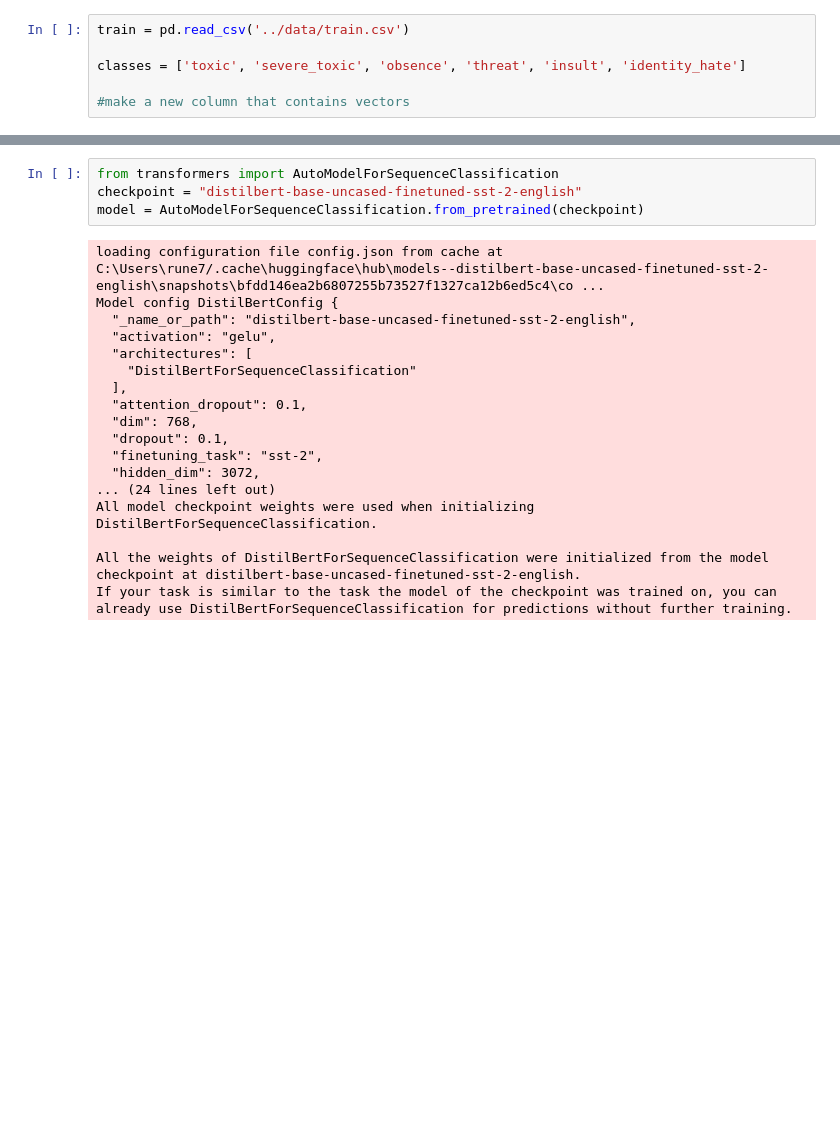
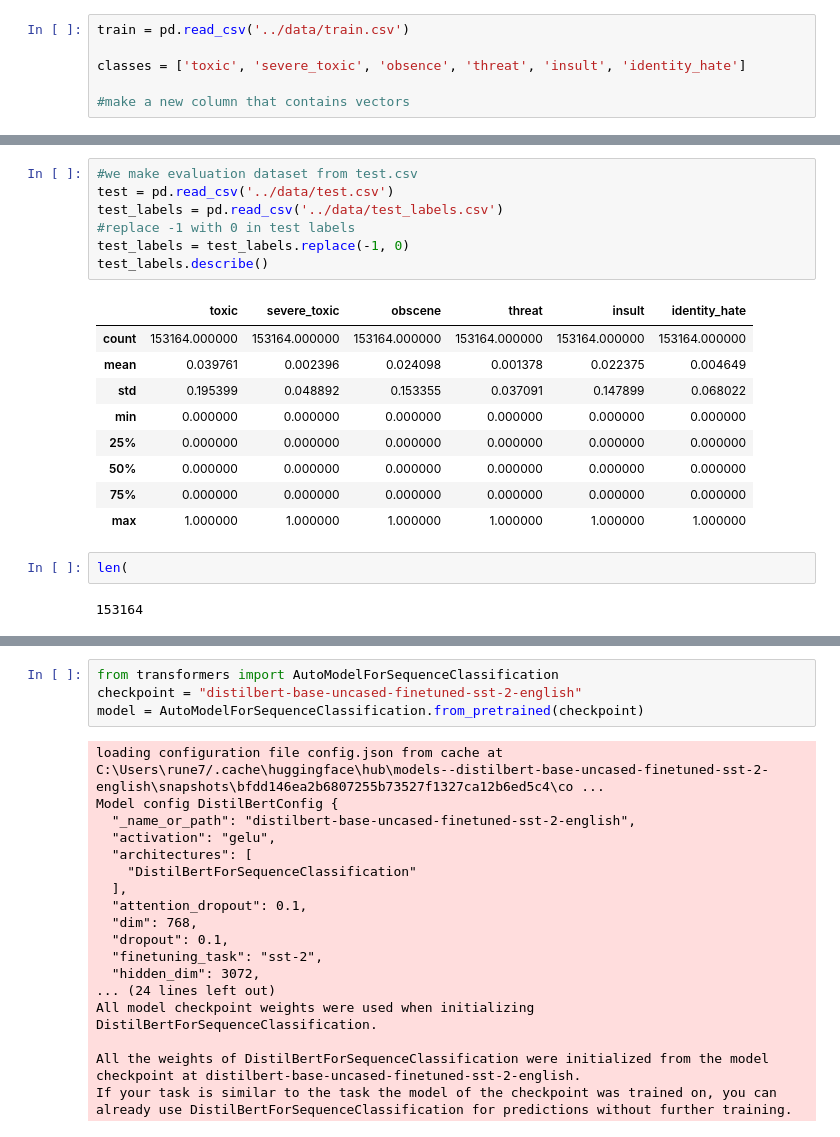
Before and after one commit to dhsvendsen/MLOps-Project-Detox, a Jupyter notebook: notebooks/initial_experiments.ipynb, the cells around one changed output, grey strips where cells are left out. Cells and saved outputs as stored; diff of their text form; blank space fills up the shorter version.

```diff
--- a/notebooks/initial_experiments.ipynb
+++ b/notebooks/initial_experiments.ipynb
@@ -99,0 +69,21 @@ Model config DistilBertConfig {
+# %%
+#we make evaluation dataset from test.csv
+test = pd.read_csv('../data/test.csv')
+test_labels = pd.read_csv('../data/test_labels.csv')
+#replace -1 with 0 in test labels
+test_labels = test_labels.replace(-1, 0)
+test_labels.describe()
+# %% [output]
+|  | toxic | severe_toxic | obscene | threat | insult | identity_hate |
+| count | 153164.000000 | 153164.000000 | 153164.000000 | 153164.000000 | 153164.000000 | 153164.000000 |
+| mean | 0.039761 | 0.002396 | 0.024098 | 0.001378 | 0.022375 | 0.004649 |
+| std | 0.195399 | 0.048892 | 0.153355 | 0.037091 | 0.147899 | 0.068022 |
+| min | 0.000000 | 0.000000 | 0.000000 | 0.000000 | 0.000000 | 0.000000 |
+| 25% | 0.000000 | 0.000000 | 0.000000 | 0.000000 | 0.000000 | 0.000000 |
+| 50% | 0.000000 | 0.000000 | 0.000000 | 0.000000 | 0.000000 | 0.000000 |
+| 75% | 0.000000 | 0.000000 | 0.000000 | 0.000000 | 0.000000 | 0.000000 |
+| max | 1.000000 | 1.000000 | 1.000000 | 1.000000 | 1.000000 | 1.000000 |
+# %%
+len(
+# %% [output]
+153164
```
Also changed, not shown: parts of 13 cells of this notebook, 3 other files.
